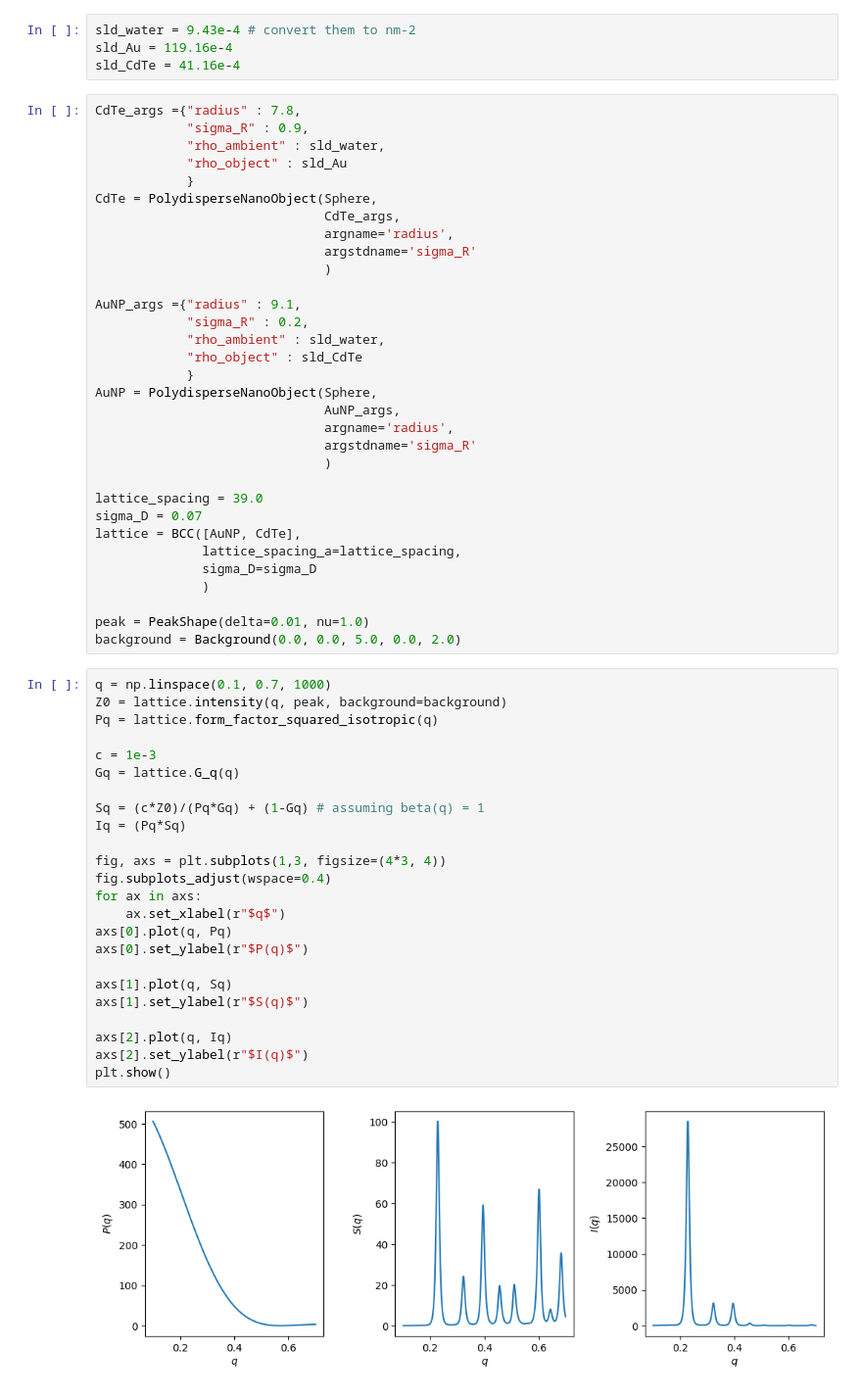
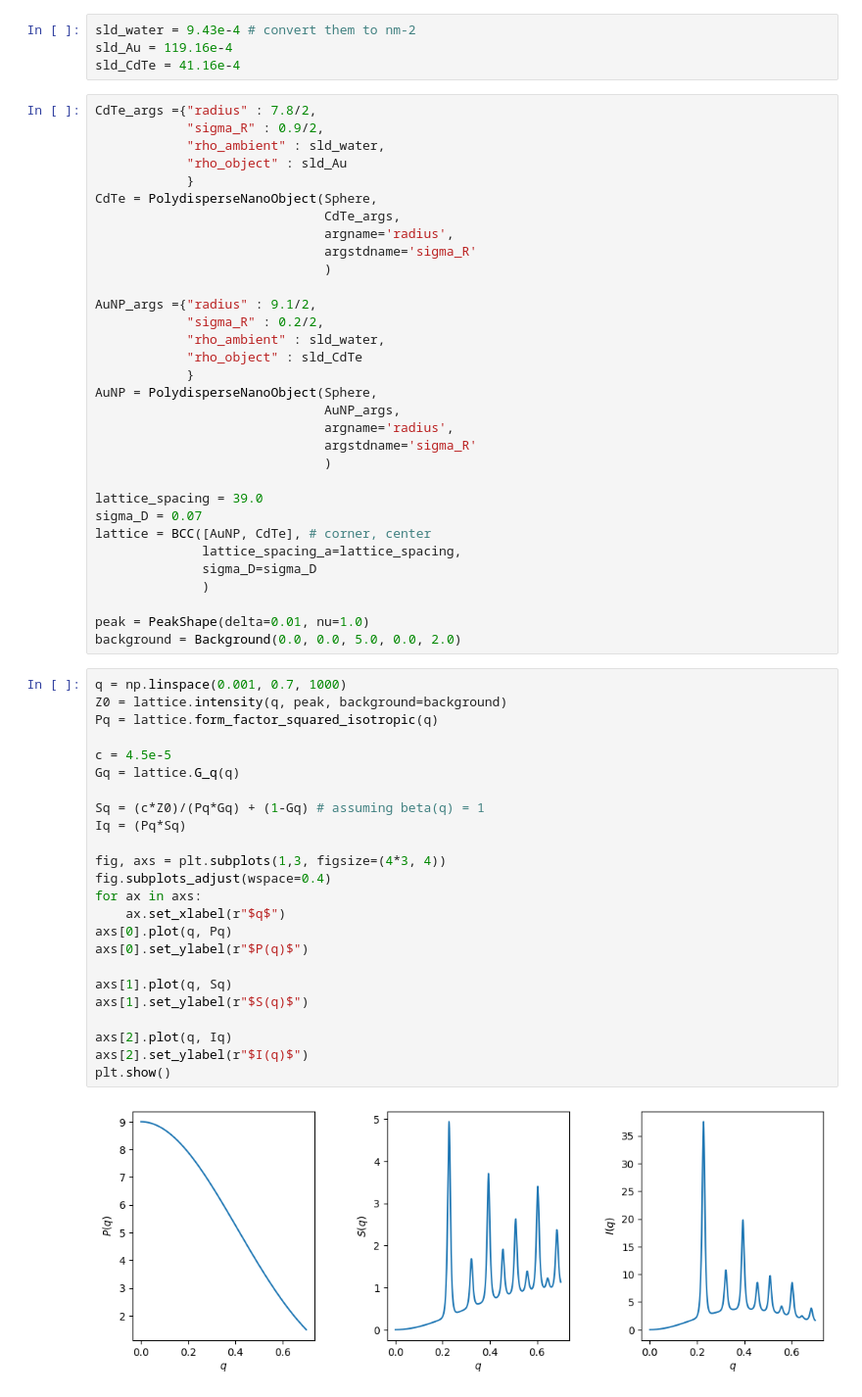
Before and after one commit to kiranvad/ScatterSim, a Jupyter notebook: examples/paper_example_fig3.ipynb, the cells around one changed output. Shown at 98% size. Drawn from its saved outputs; the diff is of its cells as text.

Commit message:
fix scaling and radius in fig3 example

```diff
--- a/examples/paper_example_fig3.ipynb
+++ b/examples/paper_example_fig3.ipynb
@@ -10,8 +10,8 @@ sld_water = 9.43e-4 # convert them to nm-2
 sld_Au = 119.16e-4
 sld_CdTe = 41.16e-4
 # %%
-CdTe_args ={"radius" : 7.8,
-            "sigma_R" : 0.9,
+CdTe_args ={"radius" : 7.8/2,
+            "sigma_R" : 0.9/2,
             "rho_ambient" : sld_water,
             "rho_object" : sld_Au
             }
@@ -21,8 +21,8 @@ CdTe = PolydisperseNanoObject(Sphere,
                               argstdname='sigma_R'
                               )
 
-AuNP_args ={"radius" : 9.1,
-            "sigma_R" : 0.2,
+AuNP_args ={"radius" : 9.1/2,
+            "sigma_R" : 0.2/2,
             "rho_ambient" : sld_water,
             "rho_object" : sld_CdTe
             }
@@ -34,7 +34,7 @@ AuNP = PolydisperseNanoObject(Sphere,
 
 lattice_spacing = 39.0
 sigma_D = 0.07
-lattice = BCC([AuNP, CdTe],
+lattice = BCC([AuNP, CdTe], # corner, center
               lattice_spacing_a=lattice_spacing,
               sigma_D=sigma_D
               )
@@ -42,28 +42,28 @@ lattice = BCC([AuNP, CdTe],
 peak = PeakShape(delta=0.01, nu=1.0)
 background = Background(0.0, 0.0, 5.0, 0.0, 2.0)
 # %%
-q = np.linspace(0.1, 0.7, 1000)
+q = np.linspace(0.001, 0.7, 1000)
 Z0 = lattice.intensity(q, peak, background=background)
 Pq = lattice.form_factor_squared_isotropic(q)
 
-c = 1e-3
+c = 4.5e-5
 Gq = lattice.G_q(q)
 
 Sq = (c*Z0)/(Pq*Gq) + (1-Gq) # assuming beta(q) = 1
 Iq = (Pq*Sq)
 
 fig, axs = plt.subplots(1,3, figsize=(4*3, 4))
 fig.subplots_adjust(wspace=0.4)
 for ax in axs:
     ax.set_xlabel(r"$q$")
 axs[0].plot(q, Pq)
 axs[0].set_ylabel(r"$P(q)$")
 
 axs[1].plot(q, Sq)
 axs[1].set_ylabel(r"$S(q)$")
 
 axs[2].plot(q, Iq)
 axs[2].set_ylabel(r"$I(q)$")
 plt.show()
 # %% [output]
-[figure, old version]
+[figure, new version]
```
Also changed, not shown: 3 other files.
